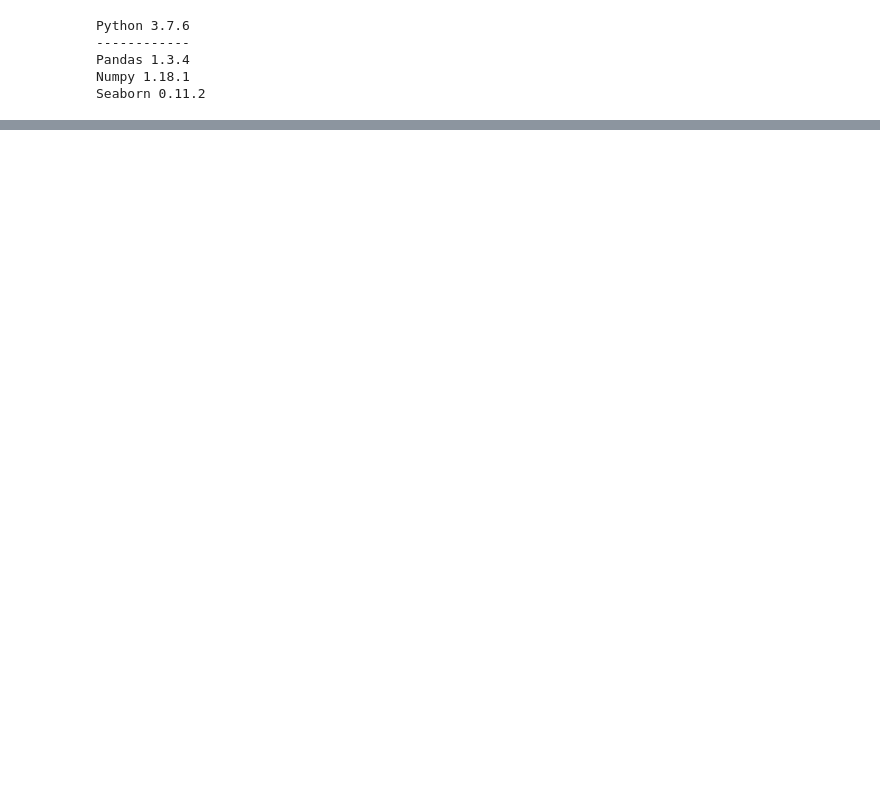
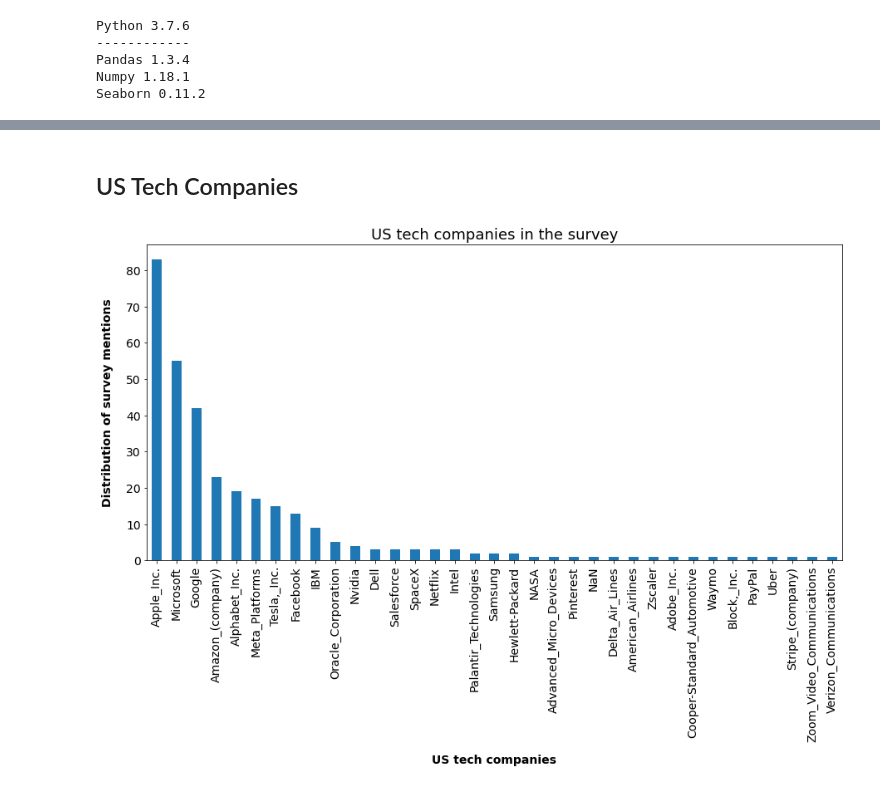
Before and after one commit to kevseitz/MAT, a Jupyter notebook: notebooks/Questionnaire_evaluation.ipynb, the cells around one changed output, grey strips where cells are left out. Cells and saved outputs as stored; diff of their text form; code cells hidden in the pictures; blank space fills up the shorter version.

```diff
--- a/notebooks/Questionnaire_evaluation.ipynb
+++ b/notebooks/Questionnaire_evaluation.ipynb
@@ -101,0 +163,15 @@ df_european_landmarks_prep.head(50)
+# %% [markdown]
+## US Tech Companies
+# %%
+df_us_tech_companies_t = get_r_name(df_us_tech_companies)
+
+df_us_tech_companies_t['r_name'].value_counts().plot(kind="bar", figsize=(15,7))#, color="#61d199")
+plt.ylabel('Distribution of survey mentions', fontsize=14,fontweight='bold', labelpad=15)
+plt.xlabel('US tech companies', fontsize=14,fontweight='bold', labelpad=15)
+plt.tick_params(labelsize=14)
+
+plt.title("US tech companies in the survey", size=18)
+
+plt.savefig("../plots/plots_usTechCompanies/survey_us_tech_companies.png", bbox_inches="tight")
+# %% [output]
+[figure, added]
```
Also changed, not shown: parts of 44 cells of this notebook, 36 other files.
